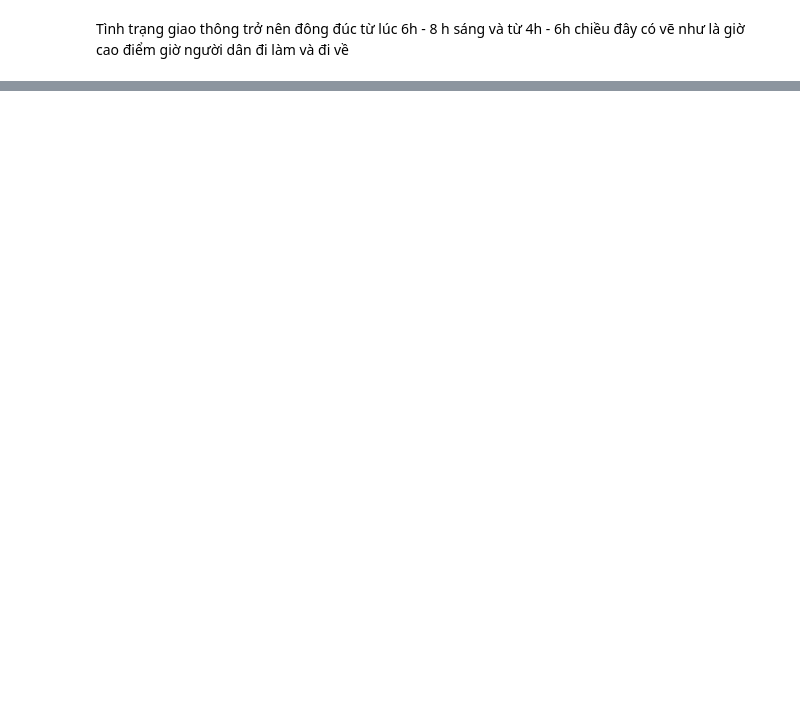
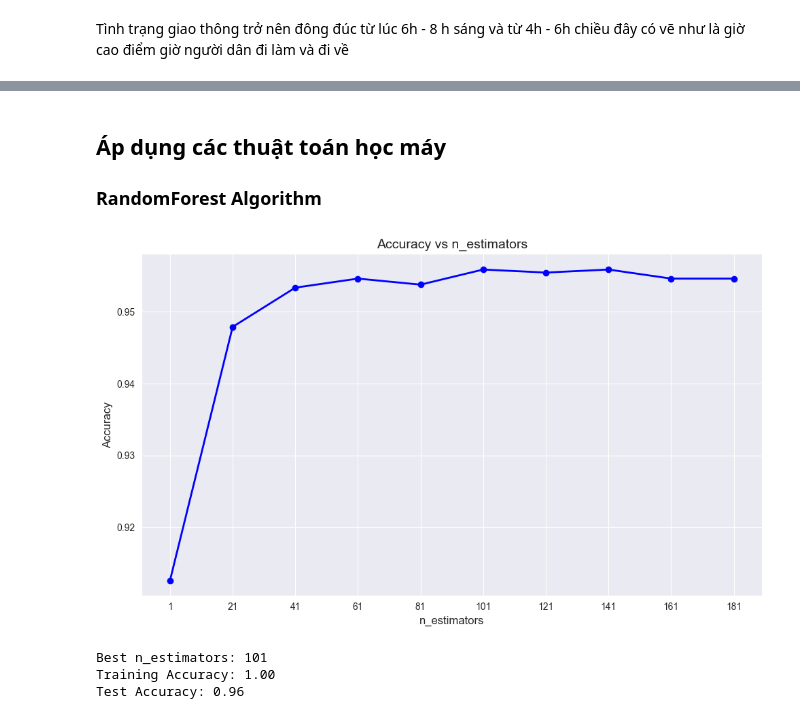
Before and after one commit to Nik211885/classification_trafic_street, a Jupyter notebook: classfication_stree.ipynb, the cells around one changed output, grey strips where cells are left out. Saved outputs shown, nothing was run; the diff lists cells and outputs as text; code cells hidden in the pictures; blank space fills up the shorter version.

```diff
--- a/classfication_stree.ipynb
+++ b/classfication_stree.ipynb
@@ -172,0 +187,56 @@ Tình trạng giao thông trở nên đông đúc từ lúc 6h - 8 h sáng và t
+# %%
+X_train, X_test, y_train, y_test = train_test_split(X, y, test_size=0.2, random_state=18, shuffle=False)
+# %% [markdown]
+## Áp dụng các thuật toán học máy
+### RandomForest Algorithm
+# %%
+from sklearn.ensemble import RandomForestClassifier
+from sklearn.model_selection import GridSearchCV
+from sklearn.metrics import accuracy_score
+# Tham số cần tối ưu
+param_grid = {
+    'n_estimators': range(1,200,20)
+}
+model_rf = RandomForestClassifier(random_state=42)
+# cv=5 là 5-fold cross-validation
+grid_search_rf = GridSearchCV(estimator=model_rf,
+                              param_grid=param_grid, cv=5, n_jobs=-1)
+grid_search_rf.fit(X_train, y_train)
+
+results = grid_search_rf.cv_results_
+
+# Lấy giá trị n_estimators và độ chính xác (mean_test_score)
+n_estimators_values = results['param_n_estimators'].data
+mean_test_scores = results['mean_test_score']
+
+# Tạo DataFrame từ các giá trị
+results_df = pd.DataFrame({
+    'n_estimators': n_estimators_values,
+    'mean_test_score': mean_test_scores
+})
+
+# Vẽ biểu đồ đường
+plt.figure(figsize=(10, 6))
+plt.plot(results_df['n_estimators'], results_df['mean_test_score'], marker='o', color='b', linestyle='-', linewidth=2)
+plt.title('Accuracy vs n_estimators', fontsize=14)
+plt.xlabel('n_estimators', fontsize=12)
+plt.ylabel('Accuracy', fontsize=12)
+plt.grid(True)
+plt.xticks(results_df['n_estimators'].astype(int))  # Đảm bảo các giá trị n_estimators là số nguyên
+plt.tight_layout()
+plt.show()
+
+print(f"Best n_estimators: {grid_search_rf.best_params_['n_estimators']}")
+y_train_pred = grid_search_rf.predict(X_train)
+y_test_pred = grid_search_rf.predict(X_test)
+
+train_accuracy = accuracy_score(y_train, y_train_pred)
+test_accuracy = accuracy_score(y_test, y_test_pred)
+
+print(f"Training Accuracy: {train_accuracy:.2f}")
+print(f"Test Accuracy: {test_accuracy:.2f}")
+# %% [output]
+[figure, added]
+Best n_estimators: 101
+Training Accuracy: 1.00
+Test Accuracy: 0.96
```
Also changed, not shown: parts of 14 cells of this notebook.
